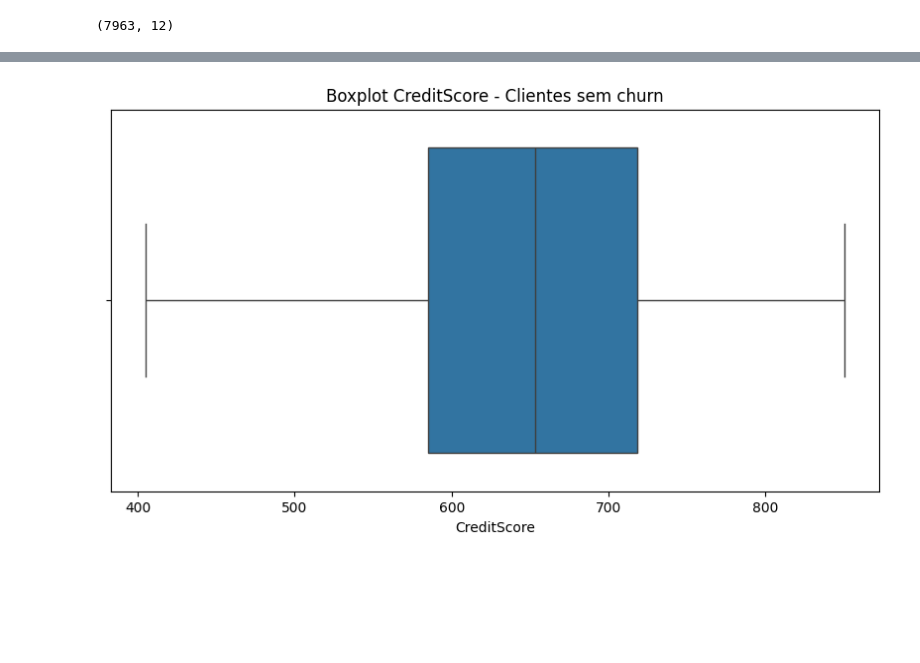
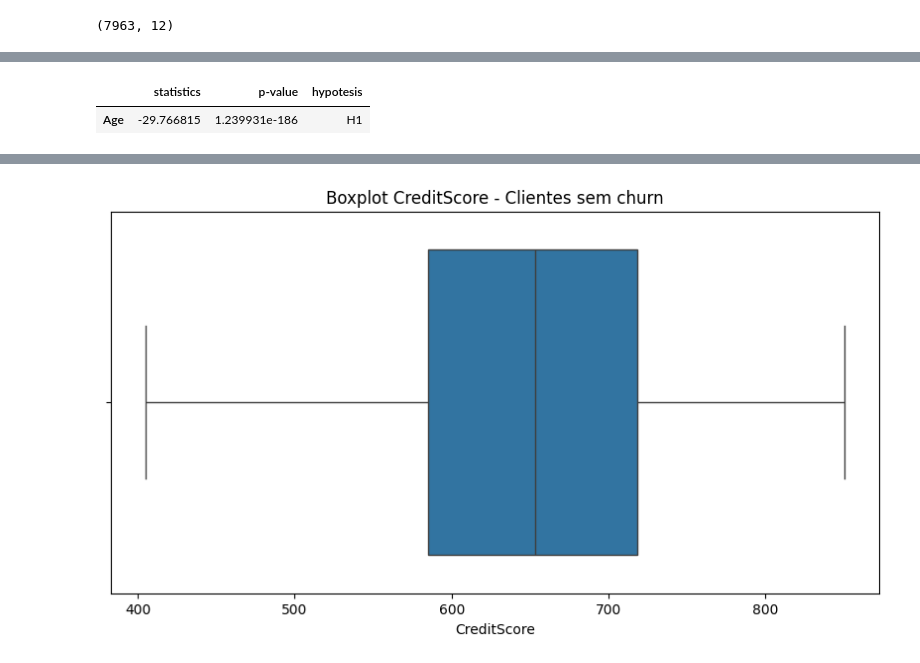
Before and after one commit to PedroMeerholz/churn-ml, a Jupyter notebook: notebooks/analysis.ipynb, the cells around one changed output, grey strips where cells are left out. Saved outputs shown, nothing was run; the diff lists cells and outputs as text; code cells hidden in the pictures; blank space fills up the shorter version.

```diff
--- a/notebooks/analysis.ipynb
+++ b/notebooks/analysis.ipynb
@@ -265,0 +167,22 @@ histogram(churn_df, 'EstimatedSalary', 'Clientes com churn')
+# %%
+def t_test(data, column, alpha=0.05):
+    no_churn = data[data['Exited'] == 0][column]
+    churn = data[data['Exited'] == 1][column]
+
+    ttest_scores = stats.ttest_ind(no_churn, churn)
+    statistics = ttest_scores[0]
+    pvalue = ttest_scores[1]
+
+    ttest_df = {'statistics': [statistics], 'p-value': [pvalue], 'hypotesis': 'H1' if pvalue < alpha else 'H0'}
+    ttest_df = pd.DataFrame(ttest_df)
+    ttest_df.index = [column]
+    return ttest_df
+# %%
+# Pergunta 4: A diferença de churns entre as faixas etárias, é significativa?
+# H0: Não existe diferença significativa entre as médias de idade dos clientes que deram e que não deram churn
+# H1: Existe diferença significativa entre as médias de idade dos clientes que deram e que não deram churn
+
+t_test(df, 'Age')
+# %% [output]
+|  | statistics | p-value | hypotesis |
+| Age | -29.766815 | 1.239931e-186 | H1 |
```
Also changed, not shown: parts of 56 cells of this notebook.
